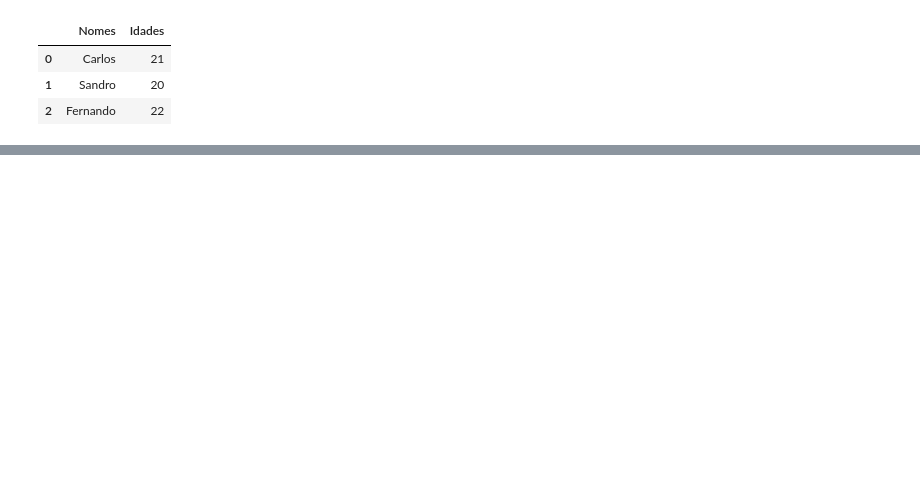
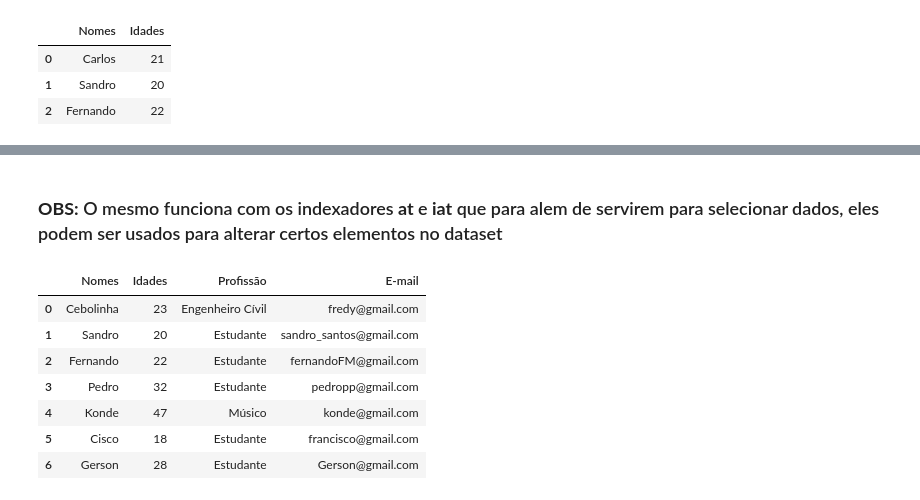
Before and after one commit to kingsonPaxe/Pandas-essencial-, a Jupyter notebook: Aula 05 - Manipulação de dados.ipynb, the cells around one changed output, grey strips where cells are left out. Cells and saved outputs as stored; diff of their text form; code cells hidden in the pictures; blank space fills up the shorter version.

```diff
--- a/Aula 05 - Manipulação de dados.ipynb
+++ b/Aula 05 - Manipulação de dados.ipynb
@@ -18,0 +209,16 @@ novo_df
+# %% [markdown]
+### **OBS:** O mesmo funciona com os indexadores **at** e **iat** que para alem de servirem para selecionar dados, eles podem ser usados para alterar certos elementos no dataset
+# %%
+## Exemplo aleterar o nome do fredy para cebolia usando o at
+
+df_2.at[0, "Nomes"] = "Cebolinha"
+df_2
+# %% [output]
+|  | Nomes | Idades | Profissão | E-mail |
+| 0 | Cebolinha | 23 | Engenheiro Cívil | fredy@gmail.com |
+| 1 | Sandro | 20 | Estudante | sandro_santos@gmail.com |
+| 2 | Fernando | 22 | Estudante | fernandoFM@gmail.com |
+| 3 | Pedro | 32 | Estudante | pedropp@gmail.com |
+| 4 | Konde | 47 | Músico | konde@gmail.com |
+| 5 | Cisco | 18 | Estudante | francisco@gmail.com |
+| 6 | Gerson | 28 | Estudante | Gerson@gmail.com |
```
Also changed, not shown: parts of 29 cells of this notebook, 2 other files.
